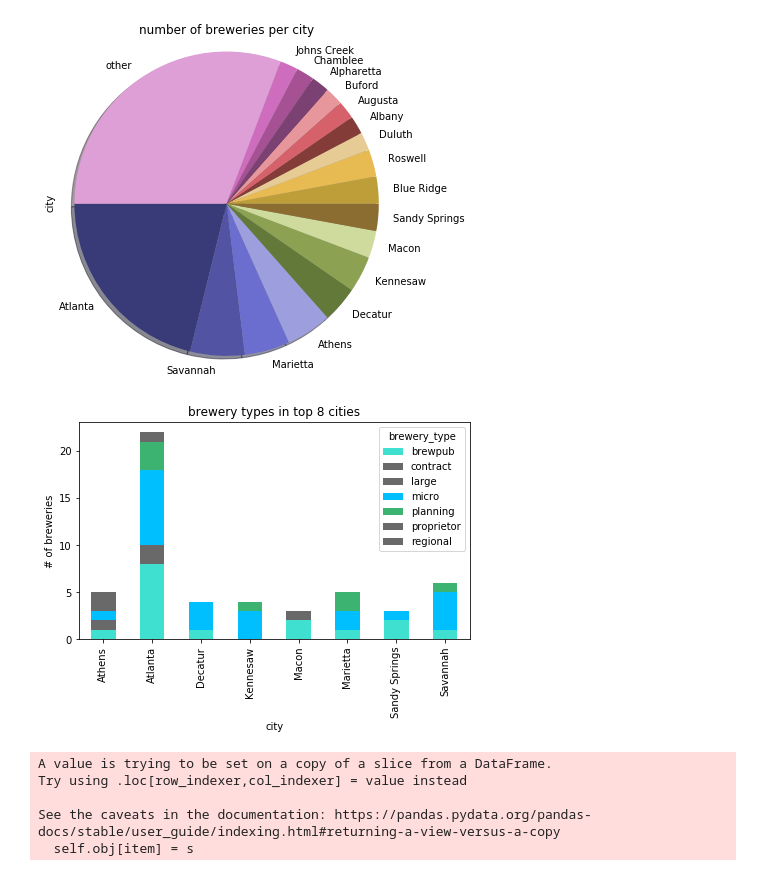
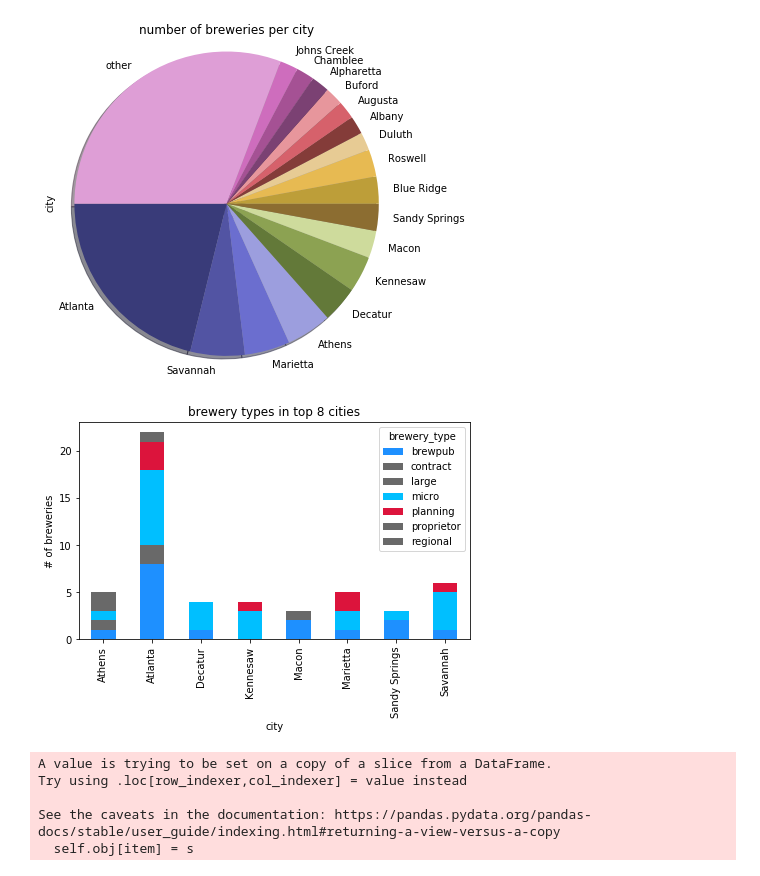
Before and after one commit to sjani184/Megadatatron, a Jupyter notebook: main_notebook.ipynb, the cells around one changed output. Drawn from its saved outputs; the diff is of its cells as text; code cells hidden in the pictures.

```diff
--- a/main_notebook.ipynb
+++ b/main_notebook.ipynb
@@ -102,39 +102,41 @@ See the caveats in the documentation: https://pandas.pydata.org/pandas-docs/stab
 # %%
 #stacked bar chart using city & type counts in previous 2 cells
 stacked_data = ga_brews_df.loc [:, ('city', 'brewery_type')]
 
 #create list of cities w/ only 1 brewery, designate city as 'other' for plotting purposes
-bottom_cities = bottom_cities_df.index
+# bottom_cities = bottom_cities_df.index
 
-for city in bottom_cities:
-    stacked_data.loc [stacked_data ['city'] == city, 'city'] = 'other'
+# for city in bottom_cities:
+#     stacked_data.loc [stacked_data ['city'] == city, 'city'] = 'other'
 
-#pull top 5 cities?
+#pull top 8 cities
 top_cities = top_cities_df[0:8].index
+
+#unfortunately couldn't get the loop to work
 stacked_data_top = stacked_data.loc [(stacked_data ['city'] == top_cities[0])|
                                      (stacked_data ['city'] == top_cities[1])|
                                      (stacked_data ['city'] == top_cities[2])|
                                      (stacked_data ['city'] == top_cities[3])|
                                      (stacked_data ['city'] == top_cities[4])|
                                      (stacked_data ['city'] == top_cities[5])|
                                      (stacked_data ['city'] == top_cities[6])|
                                      (stacked_data ['city'] == top_cities[7]), :]
 
 # group data by city & brewery type, unstack for plotting
-# stacked_data_groups = stacked_data.groupby(['city', 'brewery_type']).size().unstack()
+stacked_data_groups = stacked_data.groupby(['city', 'brewery_type']).size().unstack()
 stacked_data_groups = stacked_data_top.groupby(['city', 'brewery_type']).size().unstack()
 
 #plot stacked bar chart
 stacked_data_groups.plot.bar(stacked = True,
                              title = 'brewery types in top 8 cities',
-                             color = ('turquoise', 'dimgrey', 'dimgrey', 'deepskyblue', 'mediumseagreen', 'dimgrey', 'dimgrey'),
+                             color = ('dodgerblue', 'dimgrey', 'dimgrey', 'deepskyblue', 'crimson', 'dimgrey', 'dimgrey'),
                              figsize = (7, 4))
 plt.ylabel ('# of breweries')
 
 #export png
 plt.savefig ('output/stacked_bar_chart.png')
 # %% [output]
-[figure, old version]
+[figure, new version]
 # %%
 #use locate fxn to isolate small production breweries in georgia
 ga_microbrews_df = ga_brews_df.loc [(ga_brews_df['brewery_type'] == 'micro')|
```
Also changed, not shown: parts of 2 cells of this notebook, 1 other file.
